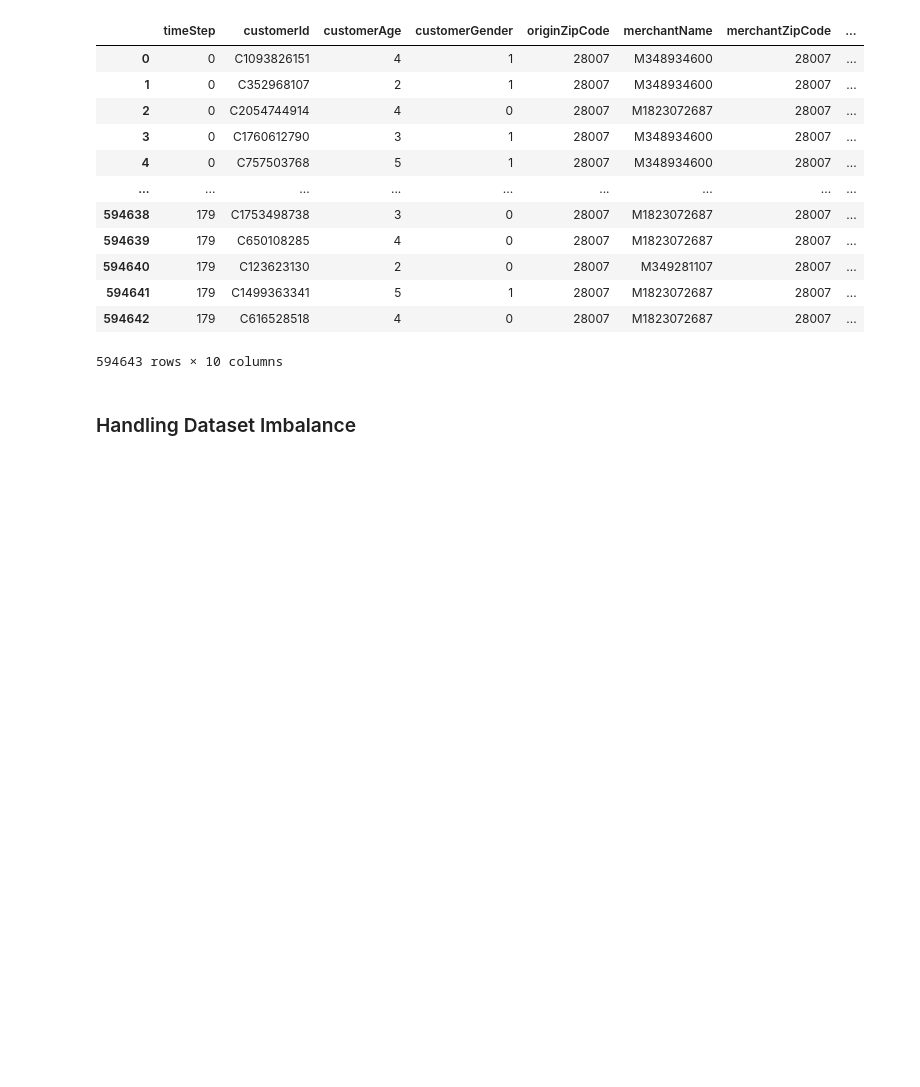
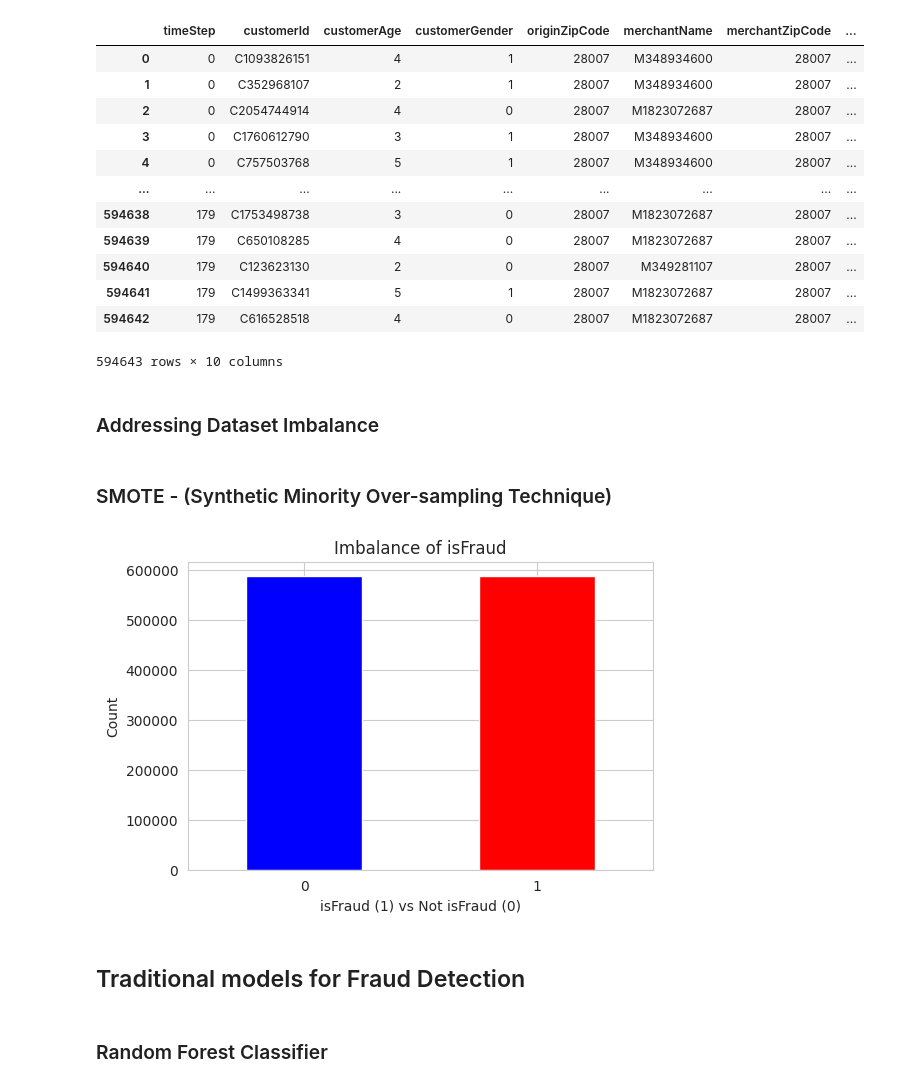
Before and after one commit to 21062872/fraud-detection-rag, a Jupyter notebook: code_files/main.ipynb, the cells around one changed output. Saved outputs shown, nothing was run; the diff lists cells and outputs as text; code cells hidden in the pictures; blank space fills up the shorter version.

```diff
--- a/code_files/main.ipynb
+++ b/code_files/main.ipynb
@@ -410,4 +410,6 @@ df_processed
 | 594642 | 179 | C616528518 | 4 | 0 | 28007 | M1823072687 | 28007 | ... |
 594643 rows × 10 columns
 # %% [markdown]
-### Handling Dataset Imbalance
+### Addressing Dataset Imbalance
+# %% [markdown]
+### SMOTE - (Synthetic Minority Over-sampling Technique)
@@ -413,0 +497,26 @@ df_processed
+# %%
+# Initialize the preprocessor
+preprocessor = SmoteOverSampling(df_processed, target_column='isFraud')
+
+# Encode categorical features
+preprocessor.encode_categorical()
+
+# Apply SMOTE to balance the dataset
+preprocessor.apply_smote()
+
+# The new DataFrame with original and synthetic samples
+df_processed_os = preprocessor.df_processed_os
+
+# Optionally, you can now scale features and split the data if needed
+preprocessor.scale_features()
+X_train, X_test, y_train, y_test = preprocessor.split_data()
+# %%
+# plot imabalnce of target variable after SMOTE
+eda = EDA(df_processed_os)
+eda.plot_imbalance('isFraud')
+# %% [output]
+[figure, added]
+# %% [markdown]
+## Traditional models for Fraud Detection
+# %% [markdown]
+### Random Forest Classifier
```
Also changed, not shown: parts of 8 cells of this notebook.
